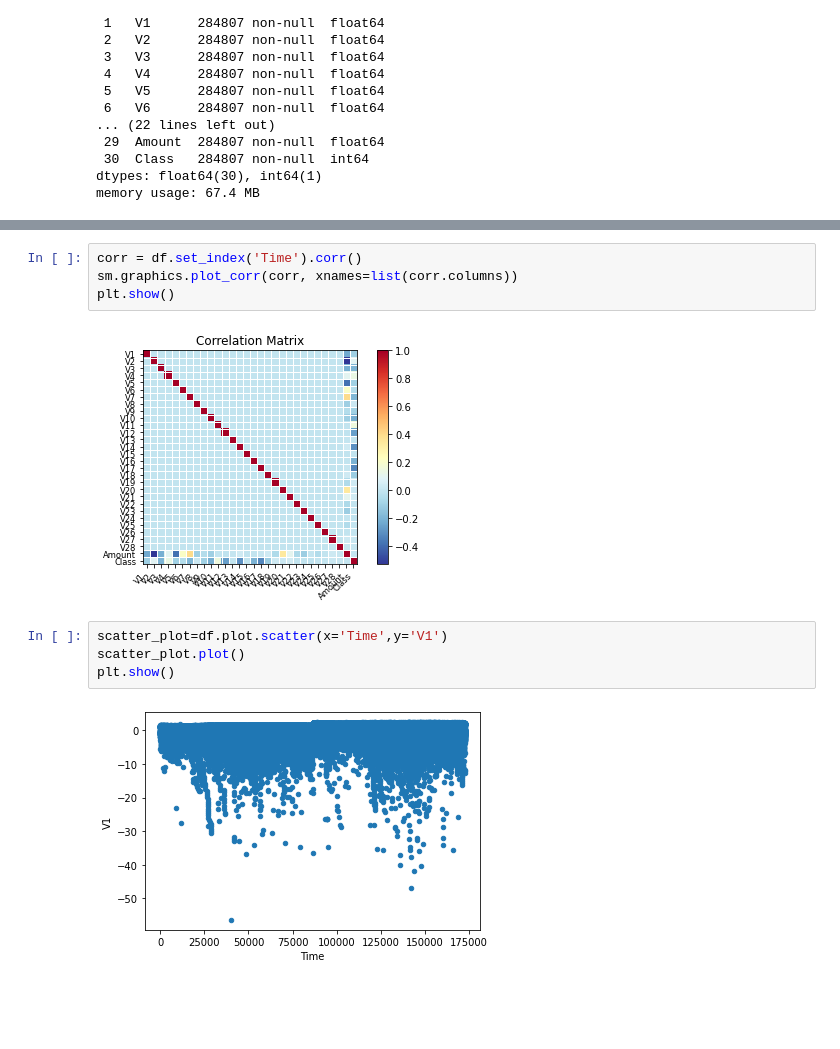
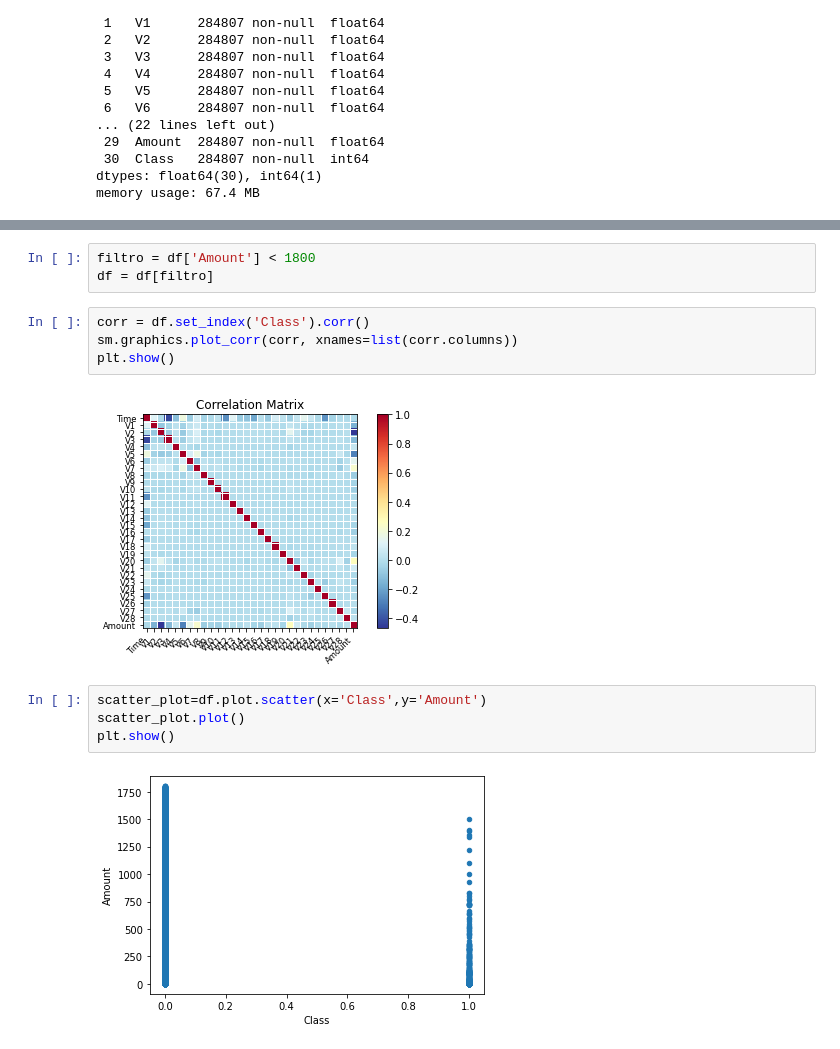
Before and after one commit to MiguelJ125/creditcard_Jaramillo, a Jupyter notebook: Creditcard_Jaramillo_EDA.ipynb, the cells around one changed output, grey strips where cells are left out. Saved outputs shown, nothing was run; the diff lists cells and outputs as text; blank space fills up the shorter version.

```diff
--- a/Creditcard_Jaramillo_EDA.ipynb
+++ b/Creditcard_Jaramillo_EDA.ipynb
@@ -64,15 +64,18 @@ df.describe()
 | 50% | 84692.000000 | 1.810880e-02 | 6.548556e-02 | 1.798463e-01 | -1.984653e-02 | -5.433583e-02 | -2.741871e-01 | 4.010308e-02 | 2.235804e-02 | -5.142873e-02 | -9.291738e-02 | ... |
 | 75% | 139320.500000 | 1.315642e+00 | 8.037239e-01 | 1.027196e+00 | 7.433413e-01 | 6.119264e-01 | 3.985649e-01 | 5.704361e-01 | 3.273459e-01 | 5.971390e-01 | 4.539234e-01 | ... |
 | max | 172792.000000 | 2.454930e+00 | 2.205773e+01 | 9.382558e+00 | 1.687534e+01 | 3.480167e+01 | 7.330163e+01 | 1.205895e+02 | 2.000721e+01 | 1.559499e+01 | 2.374514e+01 | ... |
+# %%
+filtro = df['Amount'] < 1800
+df = df[filtro]
 # %%
-corr = df.set_index('Time').corr()
+corr = df.set_index('Class').corr()
 sm.graphics.plot_corr(corr, xnames=list(corr.columns))
 plt.show()
 # %% [output]
-[figure, old version]
+[figure, new version]
 # %%
-scatter_plot=df.plot.scatter(x='Time',y='V1')
+scatter_plot=df.plot.scatter(x='Class',y='Amount')
 scatter_plot.plot()
 plt.show()
 # %% [output]
-[figure, old version]
+[figure, new version]
```
Also changed, not shown: parts of 4 cells of this notebook.
